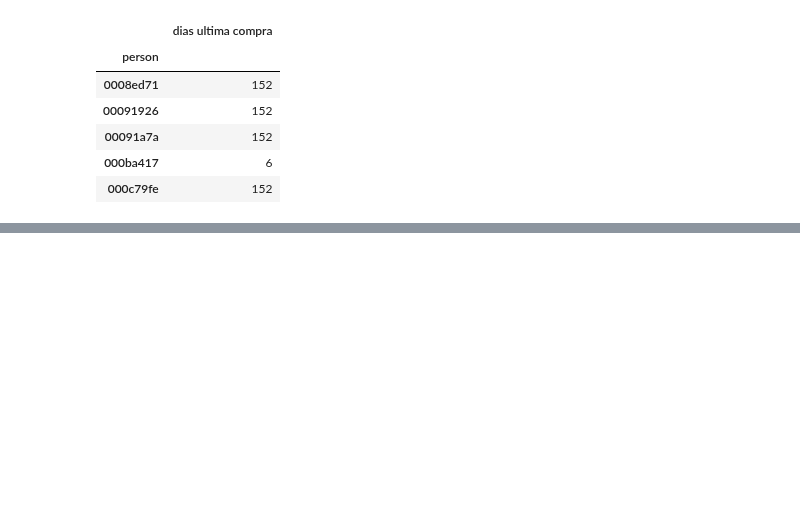
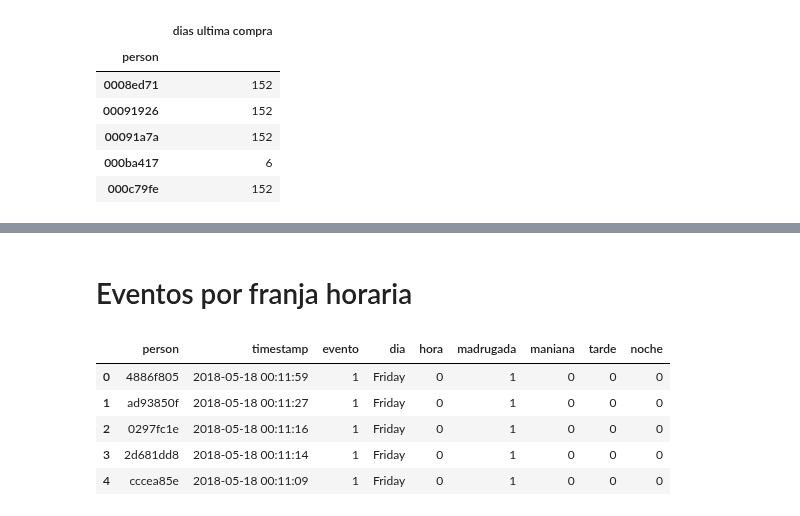
Before and after one commit to seblaz/7506-datos-tp2, a Jupyter notebook: Features/Feature Engineering Fran.ipynb, the cells around one changed output, grey strips where cells are left out. Saved outputs shown, nothing was run; the diff lists cells and outputs as text; code cells hidden in the pictures; blank space fills up the shorter version.

```diff
--- a/Features/Feature Engineering Fran.ipynb
+++ b/Features/Feature Engineering Fran.ipynb
@@ -338,0 +343,3 @@ df_features.head()
+# %%
+df_eventos_up_to_01062018 = df_eventos_up_to_01062018.loc[:,['person','timestamp']]
+df_eventos_up_to_01062018['evento'] = 1
@@ -338,0 +400,17 @@ df_features.head()
+# %% [markdown]
+# Eventos por franja horaria
+# %%
+df_eventos_up_to_01062018['hora'] = pd.to_datetime(df_eventos_up_to_01062018['timestamp']).dt.hour
+# %%
+df_eventos_up_to_01062018['madrugada'] = np.where(((df_eventos_up_to_01062018['hora']<7) & (df_eventos_up_to_01062018['hora']>=0)), 1,0)
+df_eventos_up_to_01062018['maniana'] = np.where(((df_eventos_up_to_01062018['hora']<13) & (df_eventos_up_to_01062018['hora']>=7)), 1,0)
+df_eventos_up_to_01062018['tarde'] = np.where(((df_eventos_up_to_01062018['hora']<19) & (df_eventos_up_to_01062018['hora']>=13)), 1,0)
+df_eventos_up_to_01062018['noche'] = np.where(((df_eventos_up_to_01062018['hora']<24) & (df_eventos_up_to_01062018['hora']>=19)), 1,0)
+df_eventos_up_to_01062018.head()
+# %% [output]
+|  | person | timestamp | evento | dia | hora | madrugada | maniana | tarde | noche |
+| 0 | 4886f805 | 2018-05-18 00:11:59 | 1 | Friday | 0 | 1 | 0 | 0 | 0 |
+| 1 | ad93850f | 2018-05-18 00:11:27 | 1 | Friday | 0 | 1 | 0 | 0 | 0 |
+| 2 | 0297fc1e | 2018-05-18 00:11:16 | 1 | Friday | 0 | 1 | 0 | 0 | 0 |
+| 3 | 2d681dd8 | 2018-05-18 00:11:14 | 1 | Friday | 0 | 1 | 0 | 0 | 0 |
+| 4 | cccea85e | 2018-05-18 00:11:09 | 1 | Friday | 0 | 1 | 0 | 0 | 0 |
```
Also changed, not shown: parts of 24 cells of this notebook.
